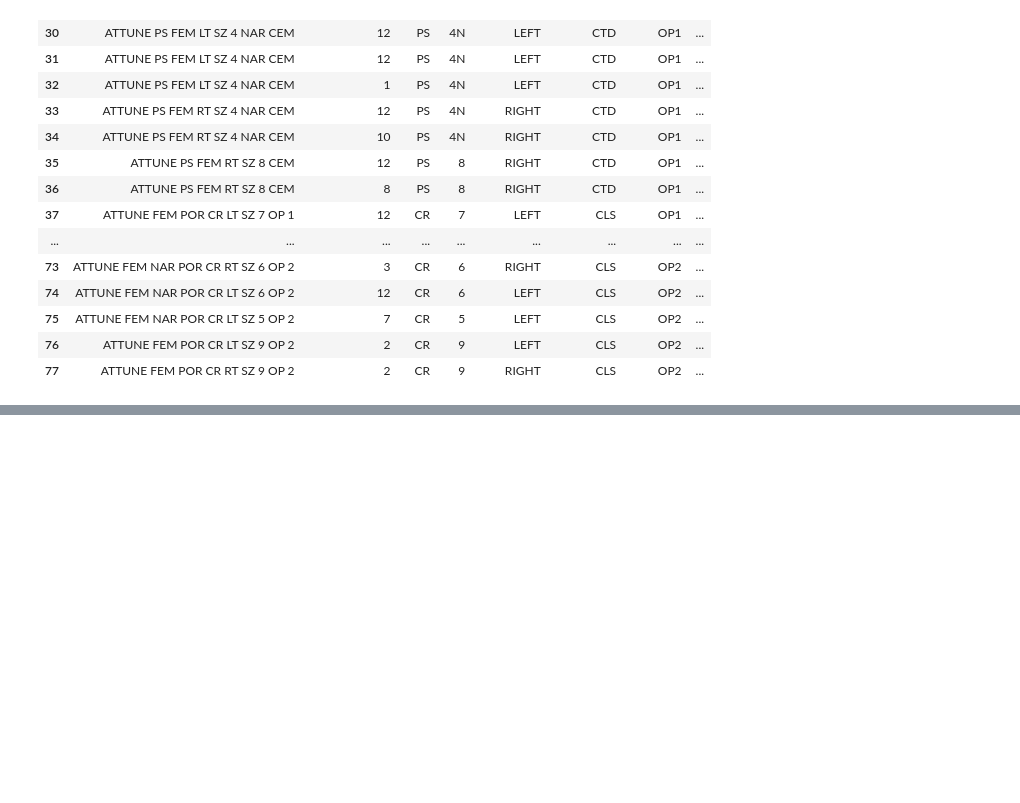
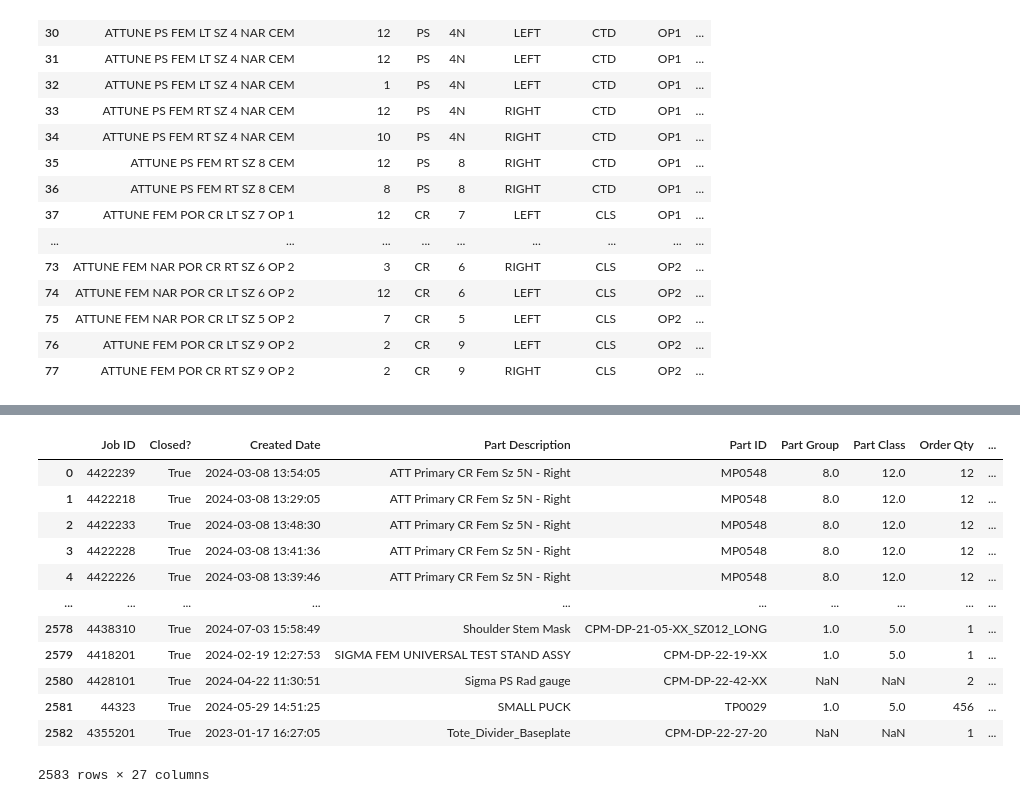
Before and after one commit to sean-comerford/EIT-Epsilon, a Jupyter notebook: notebooks/load_op2.ipynb, the cells around one changed output, grey strips where cells are left out. Saved outputs shown, nothing was run; the diff lists cells and outputs as text; code cells hidden in the pictures; blank space fills up the shorter version.

```diff
--- a/notebooks/load_op2.ipynb
+++ b/notebooks/load_op2.ipynb
@@ -673,3 +673,5 @@ croom_processed_forecast.tail(50)
 | 75 | ATTUNE FEM NAR POR CR LT SZ 5 OP 2 | 7 | CR | 5 | LEFT | CLS | OP2 | ... |
 | 76 | ATTUNE FEM POR CR LT SZ 9 OP 2 | 2 | CR | 9 | LEFT | CLS | OP2 | ... |
 | 77 | ATTUNE FEM POR CR RT SZ 9 OP 2 | 2 | CR | 9 | RIGHT | CLS | OP2 | ... |
+# %%
+closed_jobs = catalog.load('closed_jobs_2024')
@@ -675,0 +680,3 @@ croom_processed_forecast.tail(50)
+# %%
+closed_jobs
+# %% [output]
@@ -675,0 +684,13 @@ croom_processed_forecast.tail(50)
+|  | Job ID | Closed? | Created Date | Part Description | Part ID | Part Group | Part Class | Order Qty | ... |
+| 0 | 4422239 | True | 2024-03-08 13:54:05 | ATT Primary CR Fem Sz 5N - Right | MP0548 | 8.0 | 12.0 | 12 | ... |
+| 1 | 4422218 | True | 2024-03-08 13:29:05 | ATT Primary CR Fem Sz 5N - Right | MP0548 | 8.0 | 12.0 | 12 | ... |
+| 2 | 4422233 | True | 2024-03-08 13:48:30 | ATT Primary CR Fem Sz 5N - Right | MP0548 | 8.0 | 12.0 | 12 | ... |
+| 3 | 4422228 | True | 2024-03-08 13:41:36 | ATT Primary CR Fem Sz 5N - Right | MP0548 | 8.0 | 12.0 | 12 | ... |
+| 4 | 4422226 | True | 2024-03-08 13:39:46 | ATT Primary CR Fem Sz 5N - Right | MP0548 | 8.0 | 12.0 | 12 | ... |
+| ... | ... | ... | ... | ... | ... | ... | ... | ... | ... |
+| 2578 | 4438310 | True | 2024-07-03 15:58:49 | Shoulder Stem Mask | CPM-DP-21-05-XX_SZ012_LONG | 1.0 | 5.0 | 1 | ... |
+| 2579 | 4418201 | True | 2024-02-19 12:27:53 | SIGMA FEM UNIVERSAL TEST STAND ASSY | CPM-DP-22-19-XX | 1.0 | 5.0 | 1 | ... |
+| 2580 | 4428101 | True | 2024-04-22 11:30:51 | Sigma PS Rad gauge | CPM-DP-22-42-XX | NaN | NaN | 2 | ... |
+| 2581 | 44323 | True | 2024-05-29 14:51:25 | SMALL PUCK | TP0029 | 1.0 | 5.0 | 456 | ... |
+| 2582 | 4355201 | True | 2023-01-17 16:27:05 | Tote_Divider_Baseplate | CPM-DP-22-27-20 | NaN | NaN | 1 | ... |
+2583 rows × 27 columns
```
Also changed, not shown: parts of 2 cells of this notebook, 7 other files.
